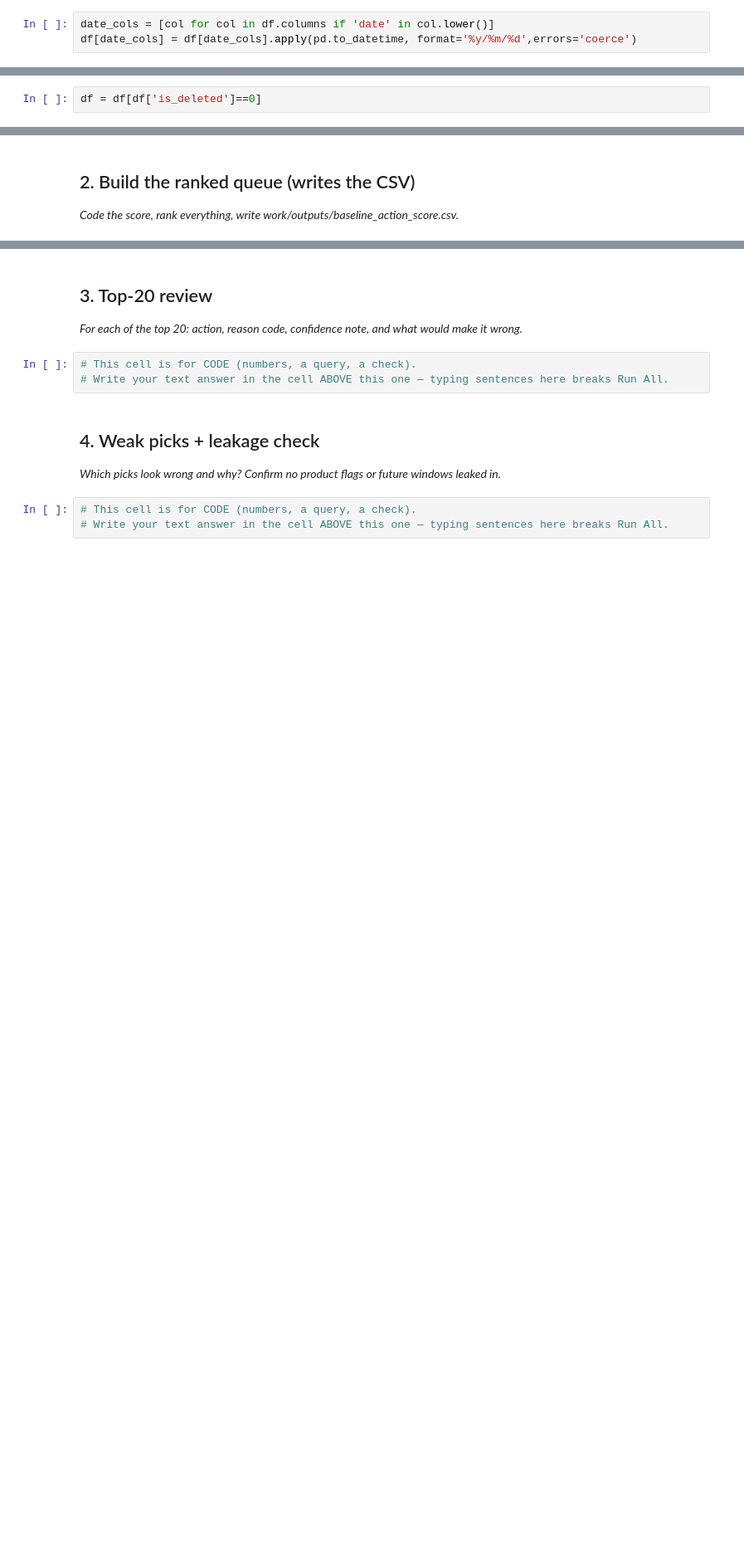
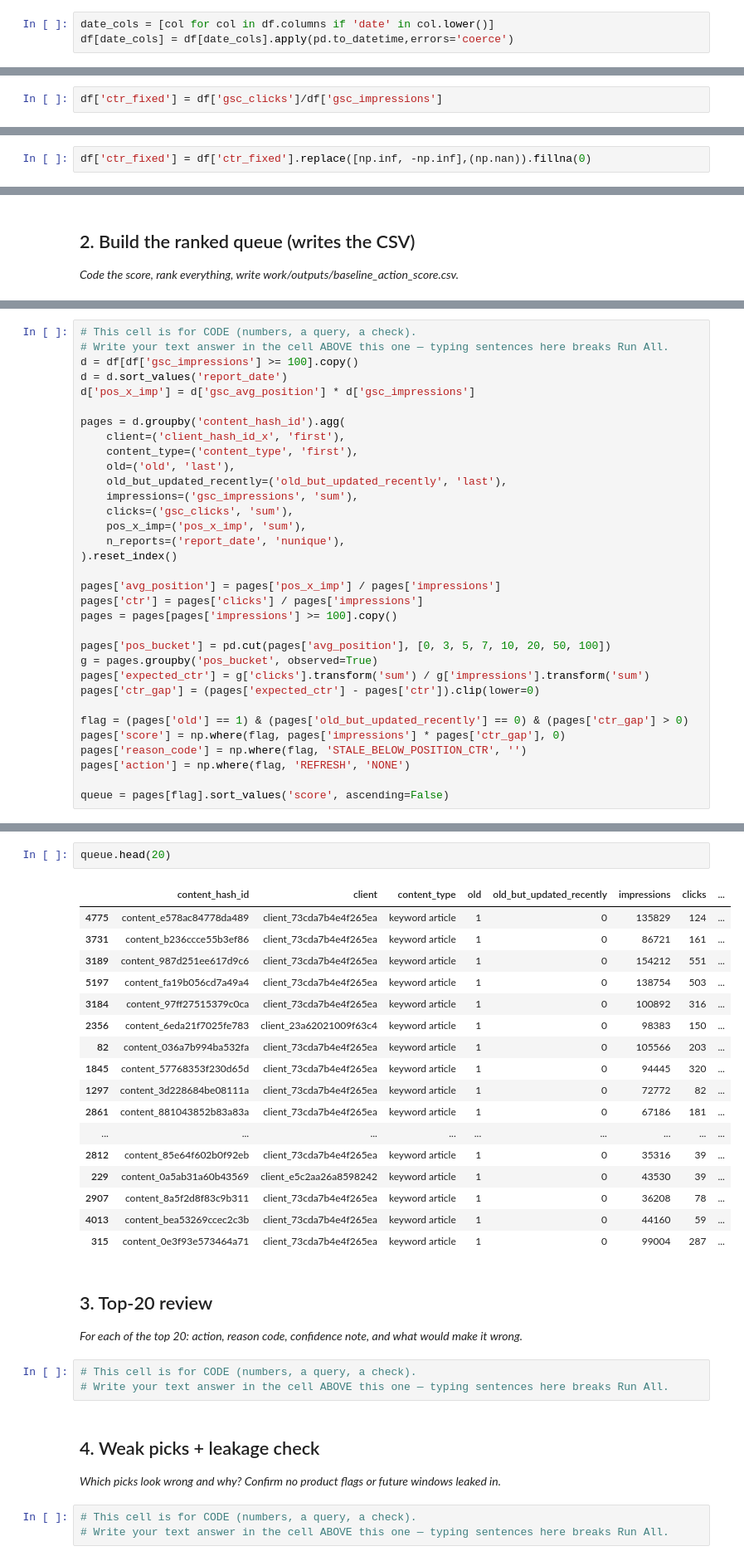
Before and after one commit to adeleke1508/flyrank_week_one_ml_project_1, a Jupyter notebook: work/notebooks/w04_baseline_score.ipynb, the cells around one changed output, grey strips where cells are left out. Shown at 83% size. Cells and saved outputs as stored; diff of their text form; blank space fills up the shorter version.

```diff
--- a/work/notebooks/w04_baseline_score.ipynb
+++ b/work/notebooks/w04_baseline_score.ipynb
@@ -52,7 +54,7 @@ Index(['client_hash_id_x', 'content_hash_id', 'keyword_hash_id', 'url_hash_id',
       dtype='object')
 # %%
 date_cols = [col for col in df.columns if 'date' in col.lower()]
-df[date_cols] = df[date_cols].apply(pd.to_datetime, format='%y/%m/%d',errors='coerce')
+df[date_cols] = df[date_cols].apply(pd.to_datetime,errors='coerce')
 # %%
 df.head(n=10)
 # %% [output]
@@ -155,2 +164,2 @@ dtype: float64
 # %%
-df = df[df['is_deleted']==0]
+df['ctr_fixed'] = df['gsc_clicks']/df['gsc_impressions']
@@ -176,0 +166,2 @@ memory usage: 0.0+ bytes
+# %%
+df['ctr_fixed'] = df['ctr_fixed'].replace([np.inf, -np.inf],(np.nan)).fillna(0)
@@ -190,0 +261,33 @@ memory usage: 0.0+ bytes
+# %%
+# This cell is for CODE (numbers, a query, a check).
+# Write your text answer in the cell ABOVE this one — typing sentences here breaks Run All.
+d = df[df['gsc_impressions'] >= 100].copy()
+d = d.sort_values('report_date')
+d['pos_x_imp'] = d['gsc_avg_position'] * d['gsc_impressions']
+
+pages = d.groupby('content_hash_id').agg(
+    client=('client_hash_id_x', 'first'),
+    content_type=('content_type', 'first'),
+    old=('old', 'last'),
+    old_but_updated_recently=('old_but_updated_recently', 'last'),
+    impressions=('gsc_impressions', 'sum'),
+    clicks=('gsc_clicks', 'sum'),
+    pos_x_imp=('pos_x_imp', 'sum'),
+    n_reports=('report_date', 'nunique'),
+).reset_index()
+
+pages['avg_position'] = pages['pos_x_imp'] / pages['impressions']
+pages['ctr'] = pages['clicks'] / pages['impressions']
+pages = pages[pages['impressions'] >= 100].copy()
+
+pages['pos_bucket'] = pd.cut(pages['avg_position'], [0, 3, 5, 7, 10, 20, 50, 100])
+g = pages.groupby('pos_bucket', observed=True)
+pages['expected_ctr'] = g['clicks'].transform('sum') / g['impressions'].transform('sum')
+pages['ctr_gap'] = (pages['expected_ctr'] - pages['ctr']).clip(lower=0)
+
+flag = (pages['old'] == 1) & (pages['old_but_updated_recently'] == 0) & (pages['ctr_gap'] > 0)
+pages['score'] = np.where(flag, pages['impressions'] * pages['ctr_gap'], 0)
+pages['reason_code'] = np.where(flag, 'STALE_BELOW_POSITION_CTR', '')
+pages['action'] = np.where(flag, 'REFRESH', 'NONE')
+
+queue = pages[flag].sort_values('score', ascending=False)
@@ -191,3 +296,23 @@ memory usage: 0.0+ bytes
+# %%
+queue.head(20)
+# %% [output]
+|  | content_hash_id | client | content_type | old | old_but_updated_recently | impressions | clicks | ... |
+| 4775 | content_e578ac84778da489 | client_73cda7b4e4f265ea | keyword article | 1 | 0 | 135829 | 124 | ... |
+| 3731 | content_b236ccce55b3ef86 | client_73cda7b4e4f265ea | keyword article | 1 | 0 | 86721 | 161 | ... |
+| 3189 | content_987d251ee617d9c6 | client_73cda7b4e4f265ea | keyword article | 1 | 0 | 154212 | 551 | ... |
+| 5197 | content_fa19b056cd7a49a4 | client_73cda7b4e4f265ea | keyword article | 1 | 0 | 138754 | 503 | ... |
+| 3184 | content_97ff27515379c0ca | client_73cda7b4e4f265ea | keyword article | 1 | 0 | 100892 | 316 | ... |
+| 2356 | content_6eda21f7025fe783 | client_23a62021009f63c4 | keyword article | 1 | 0 | 98383 | 150 | ... |
+| 82 | content_036a7b994ba532fa | client_73cda7b4e4f265ea | keyword article | 1 | 0 | 105566 | 203 | ... |
+| 1845 | content_57768353f230d65d | client_73cda7b4e4f265ea | keyword article | 1 | 0 | 94445 | 320 | ... |
+| 1297 | content_3d228684be08111a | client_73cda7b4e4f265ea | keyword article | 1 | 0 | 72772 | 82 | ... |
+| 2861 | content_881043852b83a83a | client_73cda7b4e4f265ea | keyword article | 1 | 0 | 67186 | 181 | ... |
+| ... | ... | ... | ... | ... | ... | ... | ... | ... |
+| 2812 | content_85e64f602b0f92eb | client_73cda7b4e4f265ea | keyword article | 1 | 0 | 35316 | 39 | ... |
+| 229 | content_0a5ab31a60b43569 | client_e5c2aa26a8598242 | keyword article | 1 | 0 | 43530 | 39 | ... |
+| 2907 | content_8a5f2d8f83c9b311 | client_73cda7b4e4f265ea | keyword article | 1 | 0 | 36208 | 78 | ... |
+| 4013 | content_bea53269ccec2c3b | client_73cda7b4e4f265ea | keyword article | 1 | 0 | 44160 | 59 | ... |
+| 315 | content_0e3f93e573464a71 | client_73cda7b4e4f265ea | keyword article | 1 | 0 | 99004 | 287 | ... |
 # %% [markdown]
 ## 3. Top-20 review
 
```
Also changed, not shown: parts of 17 cells of this notebook.
